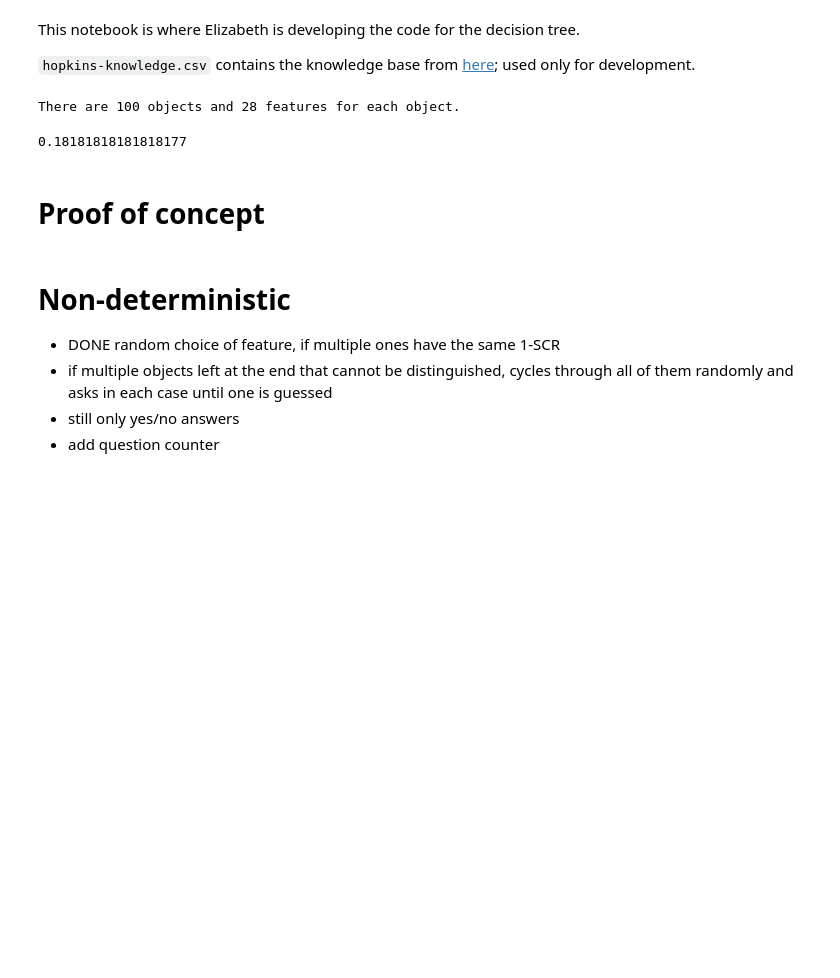
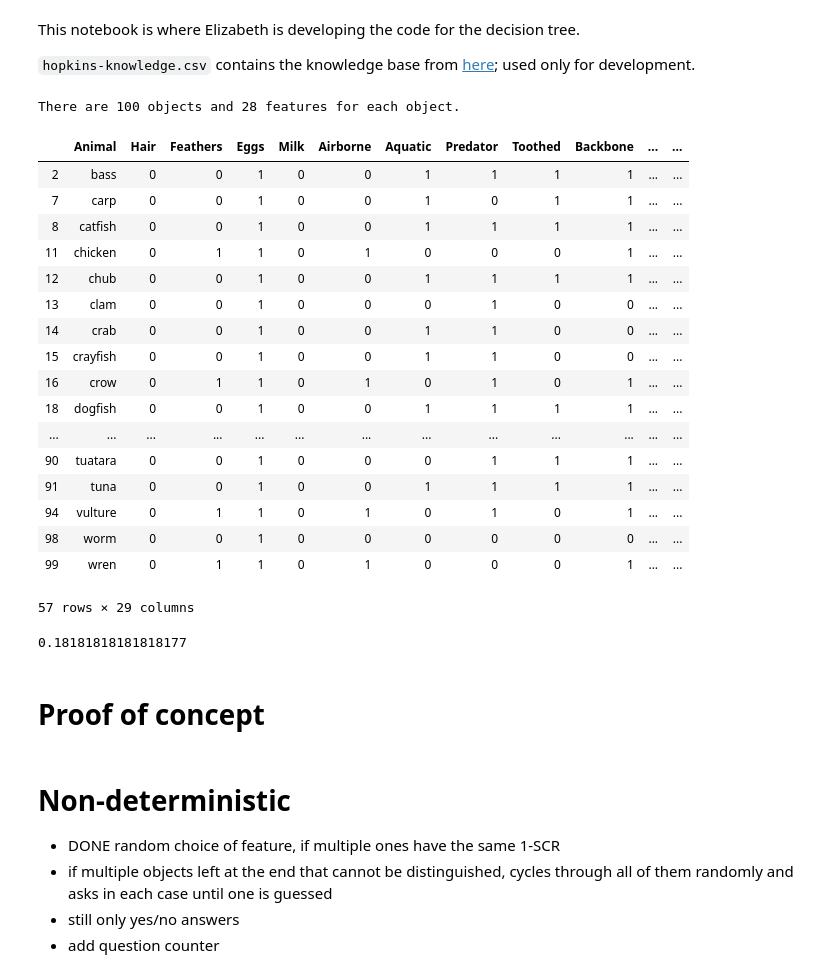
Before and after one commit to Rodrigo163/twenty-questions, a Jupyter notebook: decision-tree/dt-dev.ipynb, the cells around one changed output. Saved outputs shown, nothing was run; the diff lists cells and outputs as text; code cells hidden in the pictures; blank space fills up the shorter version.

```diff
--- a/decision-tree/dt-dev.ipynb
+++ b/decision-tree/dt-dev.ipynb
@@ -14,6 +14,27 @@ X = kn.loc[:, 'Hair':'Invertebrate']
 print('There are {0} objects and {1} features for each object.'.format(y.shape[0], X.shape[1]))
 # %% [output]
 There are 100 objects and 28 features for each object.
+# %%
+kn[kn['Hair'] == 0]
+# %% [output]
+|  | Animal | Hair | Feathers | Eggs | Milk | Airborne | Aquatic | Predator | Toothed | Backbone | ... | ... |
+| 2 | bass | 0 | 0 | 1 | 0 | 0 | 1 | 1 | 1 | 1 | ... | ... |
+| 7 | carp | 0 | 0 | 1 | 0 | 0 | 1 | 0 | 1 | 1 | ... | ... |
+| 8 | catfish | 0 | 0 | 1 | 0 | 0 | 1 | 1 | 1 | 1 | ... | ... |
+| 11 | chicken | 0 | 1 | 1 | 0 | 1 | 0 | 0 | 0 | 1 | ... | ... |
+| 12 | chub | 0 | 0 | 1 | 0 | 0 | 1 | 1 | 1 | 1 | ... | ... |
+| 13 | clam | 0 | 0 | 1 | 0 | 0 | 0 | 1 | 0 | 0 | ... | ... |
+| 14 | crab | 0 | 0 | 1 | 0 | 0 | 1 | 1 | 0 | 0 | ... | ... |
+| 15 | crayfish | 0 | 0 | 1 | 0 | 0 | 1 | 1 | 0 | 0 | ... | ... |
+| 16 | crow | 0 | 1 | 1 | 0 | 1 | 0 | 1 | 0 | 1 | ... | ... |
+| 18 | dogfish | 0 | 0 | 1 | 0 | 0 | 1 | 1 | 1 | 1 | ... | ... |
+| ... | ... | ... | ... | ... | ... | ... | ... | ... | ... | ... | ... | ... |
+| 90 | tuatara | 0 | 0 | 1 | 0 | 0 | 0 | 1 | 1 | 1 | ... | ... |
+| 91 | tuna | 0 | 0 | 1 | 0 | 0 | 1 | 1 | 1 | 1 | ... | ... |
+| 94 | vulture | 0 | 1 | 1 | 0 | 1 | 0 | 1 | 0 | 1 | ... | ... |
+| 98 | worm | 0 | 0 | 1 | 0 | 0 | 0 | 0 | 0 | 0 | ... | ... |
+| 99 | wren | 0 | 1 | 1 | 0 | 1 | 0 | 0 | 0 | 1 | ... | ... |
+57 rows × 29 columns
 # %%
 def dist_from_1(feat_col):
     """
```
Also changed, not shown: parts of 9 cells of this notebook.
